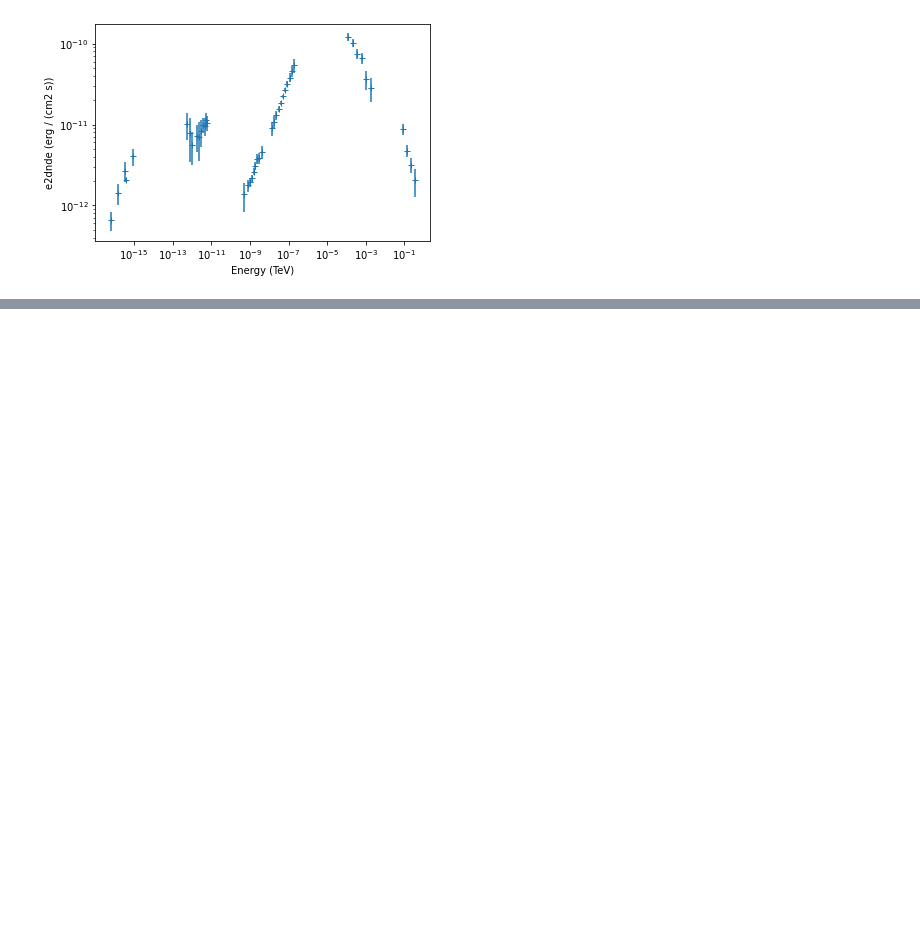
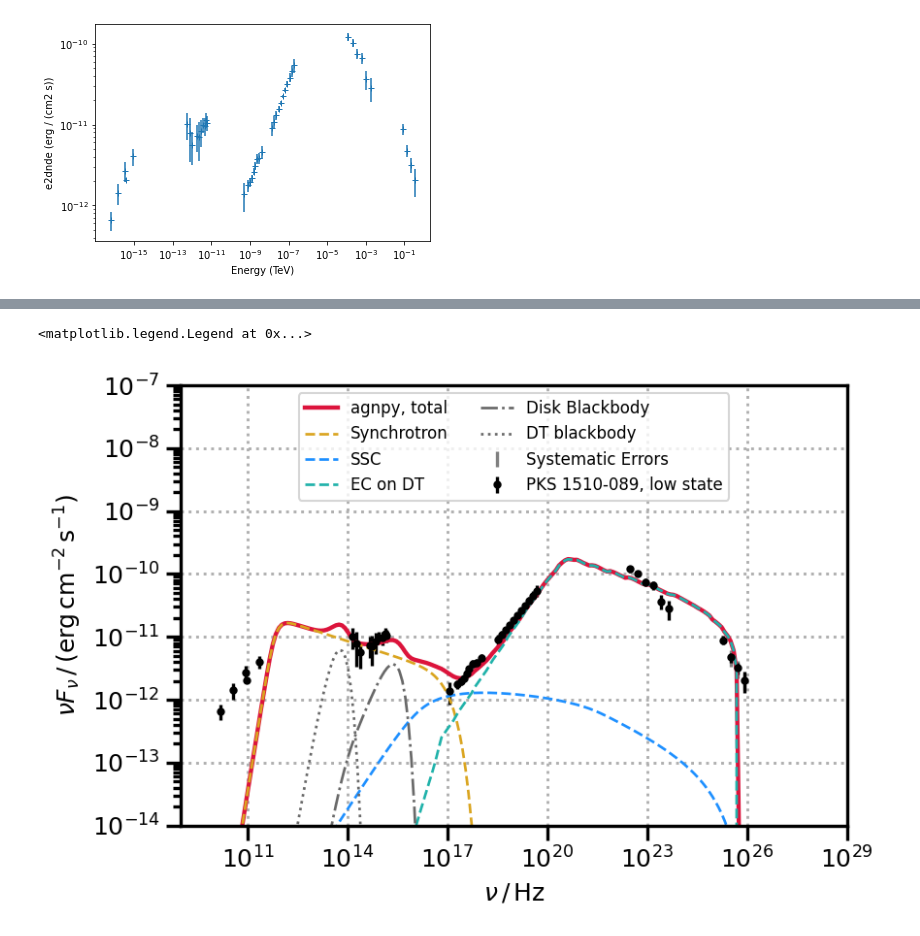
Before and after one commit to Adbhavna1369/PKS1510_modelling, a Jupyter notebook: test_mcmc_low_state.ipynb, the cells around one changed output, grey strips where cells are left out. Cells and saved outputs as stored; diff of their text form; code cells hidden in the pictures; blank space fills up the shorter version.

```diff
--- a/test_mcmc_low_state.ipynb
+++ b/test_mcmc_low_state.ipynb
@@ -335,2 +433,80 @@ dataset_ec.mask_fit = dataset_ec.data.energy_ref > E_min_fit
+# %%
+#define the radiative processes
+synch = Synchrotron(blob, ssa=True)
+ssc = SynchrotronSelfCompton(blob, synch)
+ec_dt = ExternalCompton(blob, dt, r)
+# SEDs
+nu = np.logspace(9, 27, 200) * u.Hz
+synch_sed = synch.sed_flux(nu)
+ssc_sed = ssc.sed_flux(nu)
+ec_dt_sed = ec_dt.sed_flux(nu)
+disk_bb_sed = disk.sed_flux(nu, z)
+dt_bb_sed = dt.sed_flux(nu, z)
+total_sed = synch_sed + ssc_sed + ec_dt_sed + disk_bb_sed + dt_bb_sed
+# %%
+load_mpl_rc()
+
+fig, ax = plt.subplots()
+ax.loglog(
+    nu / (1 + z), total_sed, ls="-", lw=2.1, color="crimson", label="agnpy, total"
+    )
+ax.loglog(
+    nu / (1 + z),
+    synch_sed,
+    ls="--",
+    lw=1.3,
+    color="goldenrod",
+    label="Synchrotron",
+)
+ax.loglog(nu / (1 + z), ssc_sed, ls="--", lw=1.3, color="dodgerblue", label="SSC")
+ax.loglog(
+    nu / (1 + z),
+    ec_dt_sed,
+    ls="--",
+    lw=1.3,
+    color="lightseagreen",
+    label="EC on DT",
+)
+ax.loglog(
+    nu / (1 + z),
+    disk_bb_sed,
+    ls="-.",
+    lw=1.3,
+    color="dimgray",
+    label="Disk Blackbody",
+)
+ax.loglog(
+    nu / (1 + z), dt_bb_sed, ls=":", lw=1.3, color="dimgray", label="DT blackbody",
+)
+# systematics error in gray
+ax.errorbar(
+    x.to("Hz", equivalencies=u.spectral()).value,
+    y,
+    yerr=y_err_syst,
+    marker=",",
+    ls="",
+    color="gray",
+    label="Systematic Errors",
+)
+# statistics error in black
+ax.errorbar(
+    x.to("Hz", equivalencies=u.spectral()).value,
+    y,
+    yerr=y_err_stat,
+    marker=".",
+    ls="",
+    color="k",
+    label="PKS 1510-089, low state",
+)
+ax.set_xlabel(sed_x_label)
+ax.set_ylabel(sed_y_label)
+ax.set_xlim([1e9, 1e29])
+ax.set_ylim([10 ** (-14), 10 ** (-7)])
+ax.legend(
+        loc="upper center", fontsize=8, ncol=2,
+)
+# %% [output]
+<matplotlib.legend.Legend at 0x...>
+[figure, added]
 # %%
 %%time
```
Also changed, not shown: parts of 11 cells of this notebook.
